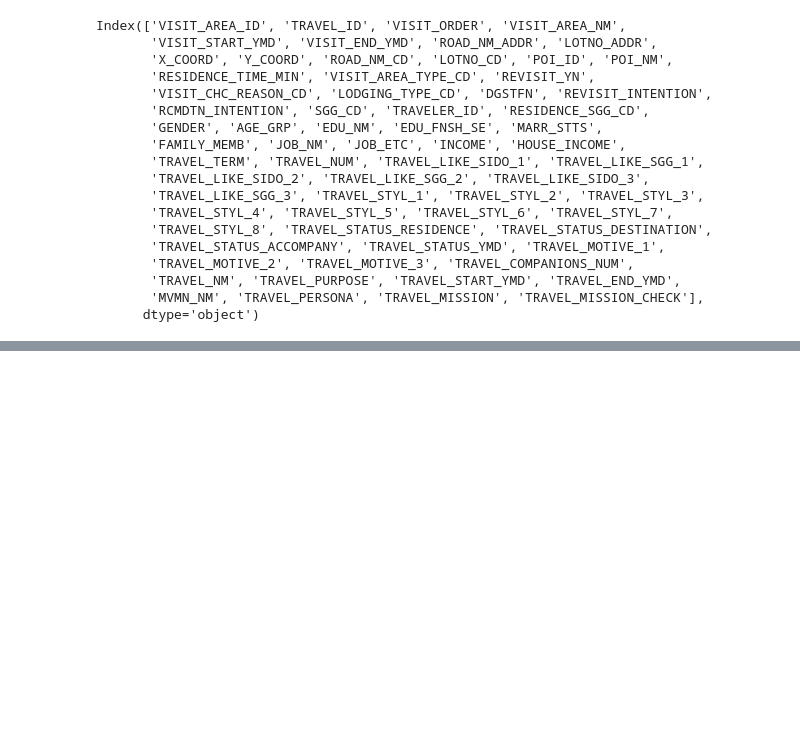
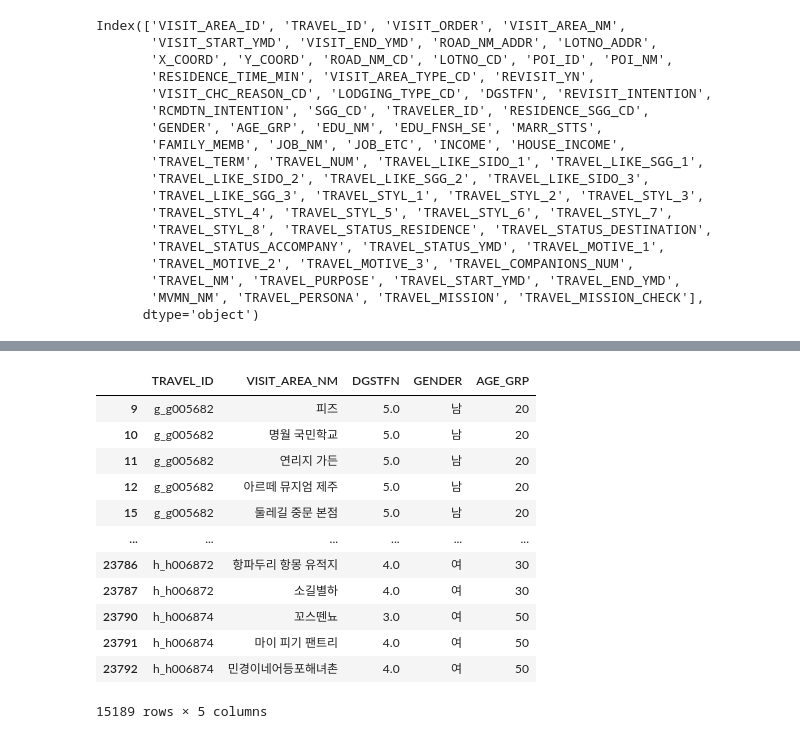
Before and after one commit to hanhee-cho/DA36_mini2_Jeju_for_All, a Jupyter notebook: temp.ipynb, the cells around one changed output, grey strips where cells are left out. Cells and saved outputs as stored; diff of their text form; code cells hidden in the pictures; blank space fills up the shorter version.

```diff
--- a/temp.ipynb
+++ b/temp.ipynb
@@ -155,0 +215,34 @@ Index(['VISIT_AREA_ID', 'TRAVEL_ID', 'VISIT_ORDER', 'VISIT_AREA_NM',
+# %%
+df = df[~df['VISIT_AREA_NM'].str.contains('집')]
+df = df[~df['VISIT_AREA_NM'].str.contains('아파트')]
+df = df[~df['VISIT_AREA_NM'].str.contains('공항')]
+df = df[~df['VISIT_AREA_NM'].str.contains('렌터카')]
+df = df[~df['VISIT_AREA_NM'].str.contains('커피')]
+df = df[~df['VISIT_AREA_NM'].str.contains('카페')]
+df = df[~df['VISIT_AREA_NM'].str.contains('스타벅스')]
+df = df[~df['VISIT_AREA_NM'].str.contains('투썸플레이스')]
+df = df[~df['VISIT_AREA_NM'].str.contains('빽다방')]
+df = df[~df['VISIT_AREA_NM'].str.contains('호텔')]
+df = df[~df['VISIT_AREA_NM'].str.contains('리조트')]
+df = df[~df['VISIT_AREA_NM'].str.contains('펜션')]
+df = df[~df['VISIT_AREA_NM'].str.contains('하우스')]
+df = df[~df['VISIT_AREA_NM'].str.contains('식당')]
+df = df[~df['VISIT_AREA_NM'].str.contains('마트')]
+df = df[~df['VISIT_AREA_NM'].str.contains('GS25')]
+df = df[~df['VISIT_AREA_NM'].str.contains('CU')]
+df = df[~df['VISIT_AREA_NM'].str.contains('인생네컷')]
+df
+# %% [output]
+|  | TRAVEL_ID | VISIT_AREA_NM | DGSTFN | GENDER | AGE_GRP |
+| 9 | g_g005682 | 피즈 | 5.0 | 남 | 20 |
+| 10 | g_g005682 | 명월 국민학교 | 5.0 | 남 | 20 |
+| 11 | g_g005682 | 연리지 가든 | 5.0 | 남 | 20 |
+| 12 | g_g005682 | 아르떼 뮤지엄 제주 | 5.0 | 남 | 20 |
+| 15 | g_g005682 | 둘레길 중문 본점 | 5.0 | 남 | 20 |
+| ... | ... | ... | ... | ... | ... |
+| 23786 | h_h006872 | 항파두리 항몽 유적지 | 4.0 | 여 | 30 |
+| 23787 | h_h006872 | 소길별하 | 4.0 | 여 | 30 |
+| 23790 | h_h006874 | 꼬스뗀뇨 | 3.0 | 여 | 50 |
+| 23791 | h_h006874 | 마이 피기 팬트리 | 4.0 | 여 | 50 |
+| 23792 | h_h006874 | 민경이네어등포해녀촌 | 4.0 | 여 | 50 |
+15189 rows × 5 columns
```
Also changed, not shown: parts of 7 cells of this notebook.
